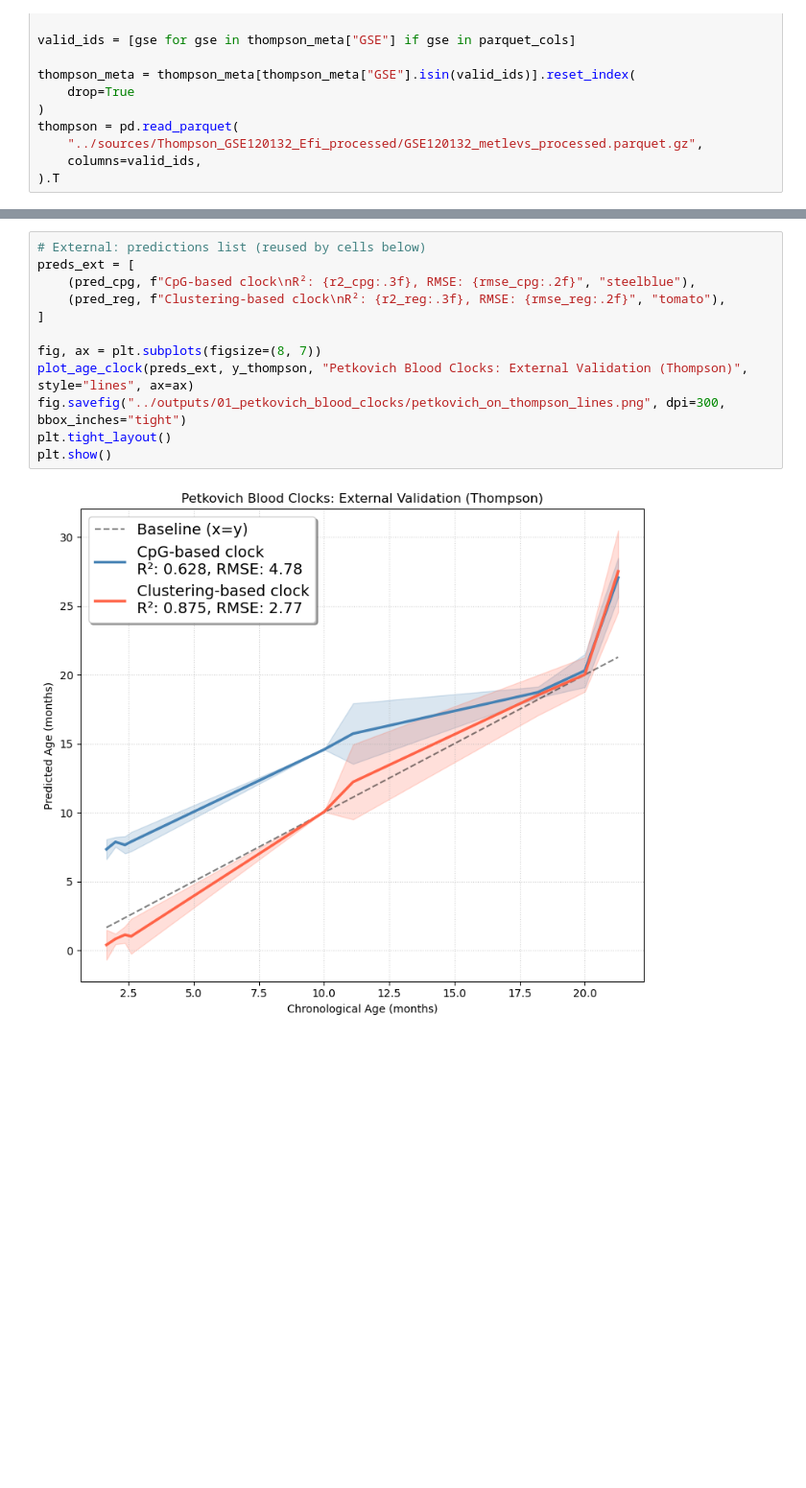
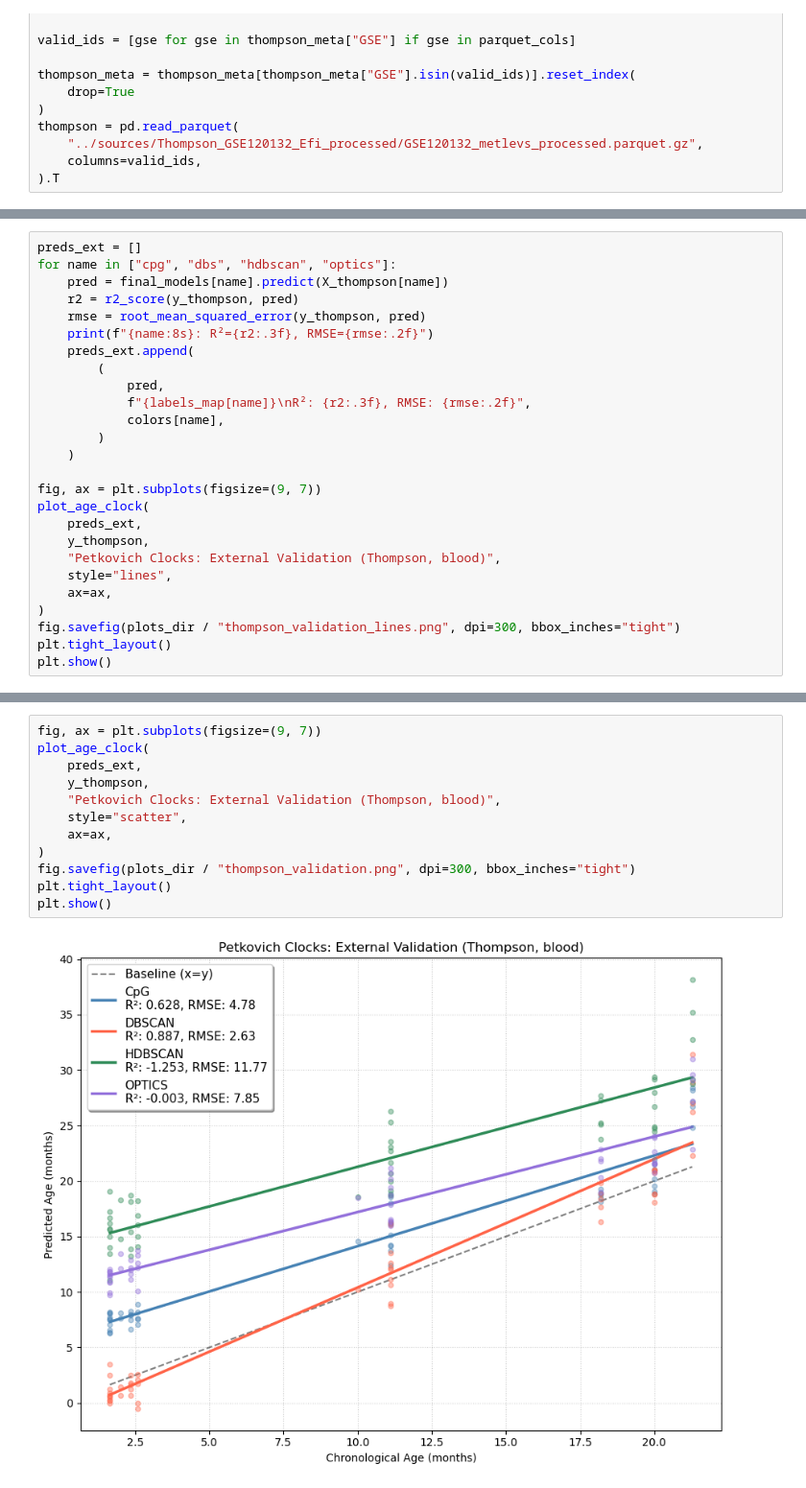
Before and after one commit to PavelGrobushkin/semen, a Jupyter notebook: notebooks/01_petkovich_blood_clocks.ipynb, the cells around one changed output, grey strips where cells are left out. Shown at 96% size. Drawn from its saved outputs; the diff is of its cells as text; blank space fills up the shorter version.

```diff
--- a/notebooks/01_petkovich_blood_clocks.ipynb
+++ b/notebooks/01_petkovich_blood_clocks.ipynb
@@ -522,0 +595,26 @@ Plot the results
+# %%
+preds_ext = []
+for name in ["cpg", "dbs", "hdbscan", "optics"]:
+    pred = final_models[name].predict(X_thompson[name])
+    r2 = r2_score(y_thompson, pred)
+    rmse = root_mean_squared_error(y_thompson, pred)
+    print(f"{name:8s}: R²={r2:.3f}, RMSE={rmse:.2f}")
+    preds_ext.append(
+        (
+            pred,
+            f"{labels_map[name]}\nR²: {r2:.3f}, RMSE: {rmse:.2f}",
+            colors[name],
+        )
+    )
+
+fig, ax = plt.subplots(figsize=(9, 7))
+plot_age_clock(
+    preds_ext,
+    y_thompson,
+    "Petkovich Clocks: External Validation (Thompson, blood)",
+    style="lines",
+    ax=ax,
+)
+fig.savefig(plots_dir / "thompson_validation_lines.png", dpi=300, bbox_inches="tight")
+plt.tight_layout()
+plt.show()
@@ -523,14 +627,14 @@ Plot the results
 # %%
-# External: predictions list (reused by cells below)
-preds_ext = [
-    (pred_cpg, f"CpG-based clock\nR²: {r2_cpg:.3f}, RMSE: {rmse_cpg:.2f}", "steelblue"),
-    (pred_reg, f"Clustering-based clock\nR²: {r2_reg:.3f}, RMSE: {rmse_reg:.2f}", "tomato"),
-]
-
-fig, ax = plt.subplots(figsize=(8, 7))
-plot_age_clock(preds_ext, y_thompson, "Petkovich Blood Clocks: External Validation (Thompson)", style="lines", ax=ax)
-fig.savefig("../outputs/01_petkovich_blood_clocks/petkovich_on_thompson_lines.png", dpi=300, bbox_inches="tight")
+fig, ax = plt.subplots(figsize=(9, 7))
+plot_age_clock(
+    preds_ext,
+    y_thompson,
+    "Petkovich Clocks: External Validation (Thompson, blood)",
+    style="scatter",
+    ax=ax,
+)
+fig.savefig(plots_dir / "thompson_validation.png", dpi=300, bbox_inches="tight")
 plt.tight_layout()
 plt.show()
 # %% [output]
-[figure, old version]
+[figure, new version]
```
Also changed, not shown: parts of 85 cells of this notebook.
